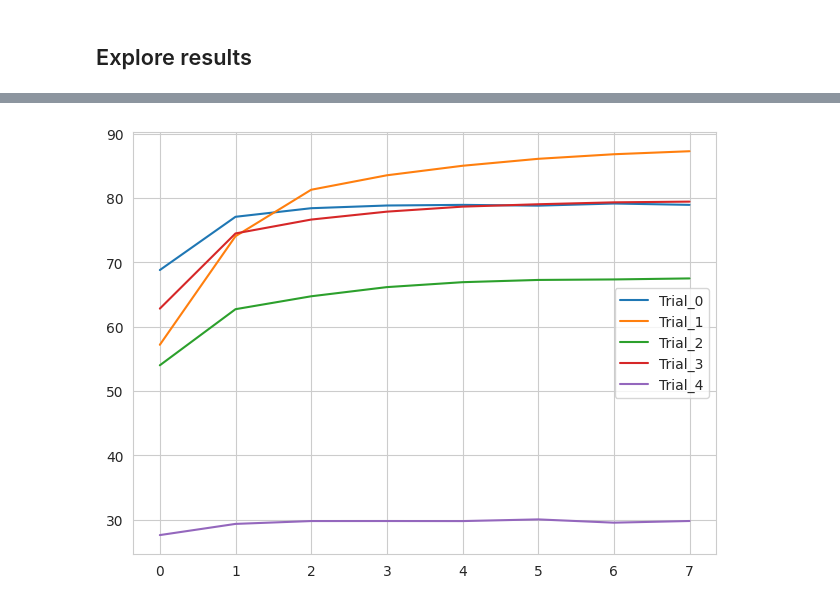
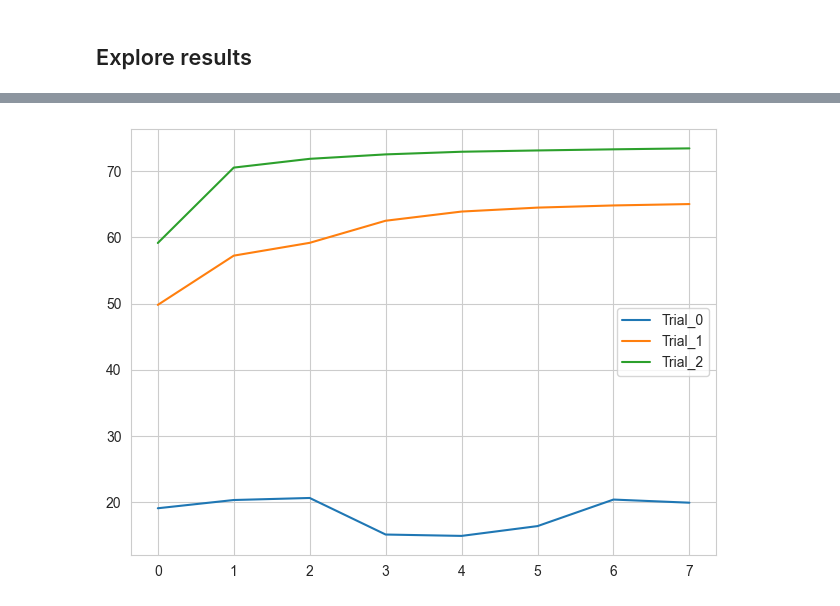
Before and after one commit to nihpat19/nnfabrik-keras3, a Jupyter notebook: nnfabrik/examples/notebooks/mnist_nnfabrikOptuna.ipynb, the cells around one changed output, grey strips where cells are left out. Saved outputs shown, nothing was run; the diff lists cells and outputs as text; code cells hidden in the pictures.

Commit message:
Test keras integration with PyTorch backend and begin testing deepinterpolation integration

```diff
--- a/nnfabrik/examples/notebooks/mnist_nnfabrikOptuna.ipynb
+++ b/nnfabrik/examples/notebooks/mnist_nnfabrikOptuna.ipynb
@@ -8,7 +8,7 @@ from nnfabrik.utility.dj_helpers import create_new_nnfabrik_module
 from nnfabrik.utility.hypersearch import nnfabrikOptuna
 
 # Schema name
-schema_name = 'mnist_optuna_keras3'
+schema_name = 'mnist_optuna_torch'
 external_store = dict(
                 protocol = "file",
                 location = "//jr-storage.ad.bcm.edu/jr-scratch03A/Nihil/trainedModels/"
@@ -184,13 +197,13 @@ import matplotlib.pyplot as plt
 import seaborn as sns
 sns.set_style('whitegrid')
 # %%
-tmods = TrainedModel.fetch('output', 'comment', 'score', as_dict=True)
+tmods = nnModule.TrainedModel.fetch('output', 'comment', 'score', as_dict=True)
 fig = plt.figure()
 accs = []
 for idx, tmod1 in enumerate(tmods):
     accs.append(tmod1['output'][0]) # loss
     plt.plot(accs[-1], label=f'Trial_{idx}')
 plt.legend()
 plt.tight_layout()
 # %% [output]
-[figure, old version]
+[figure, new version]
```
Also changed, not shown: parts of 16 cells of this notebook, 10 other files.
